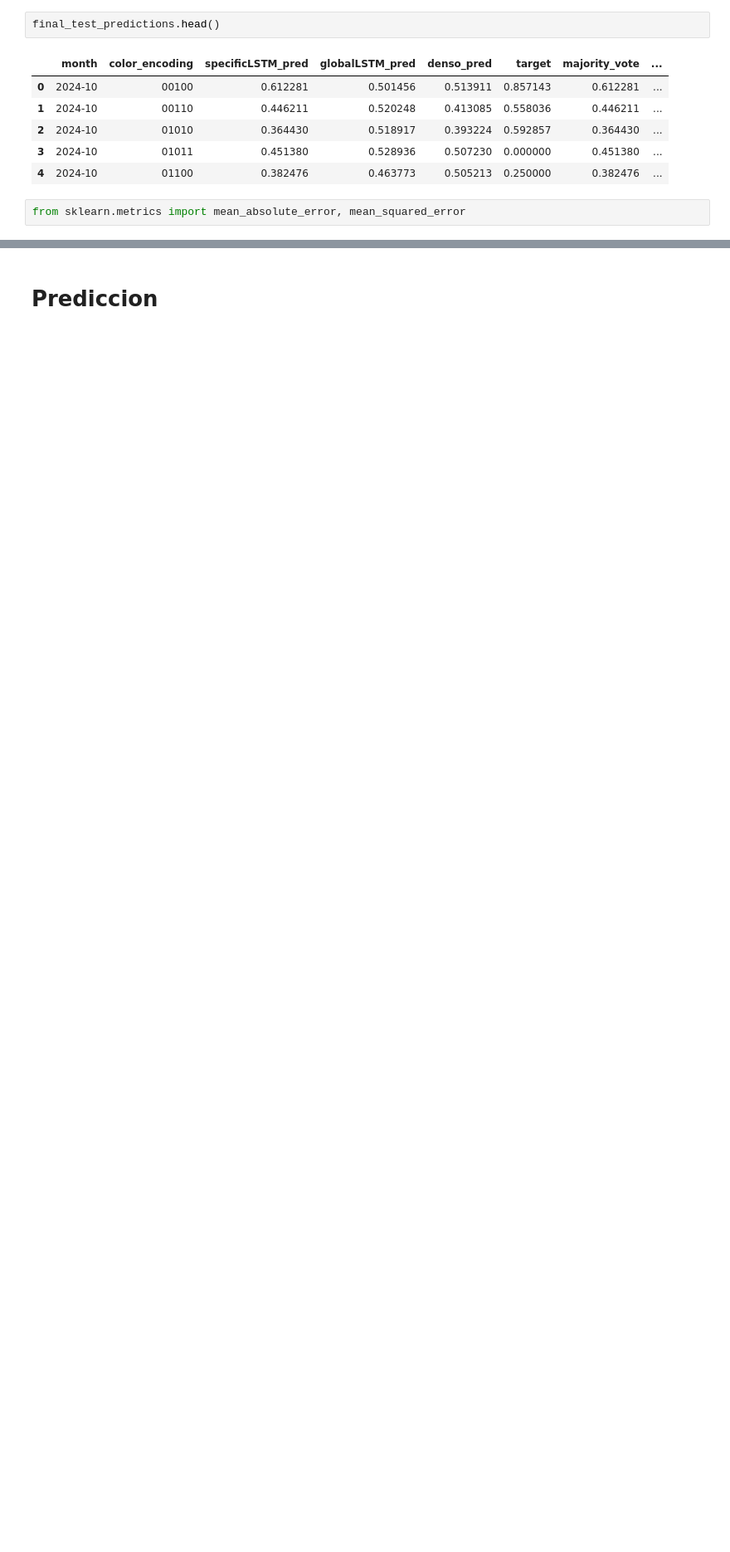
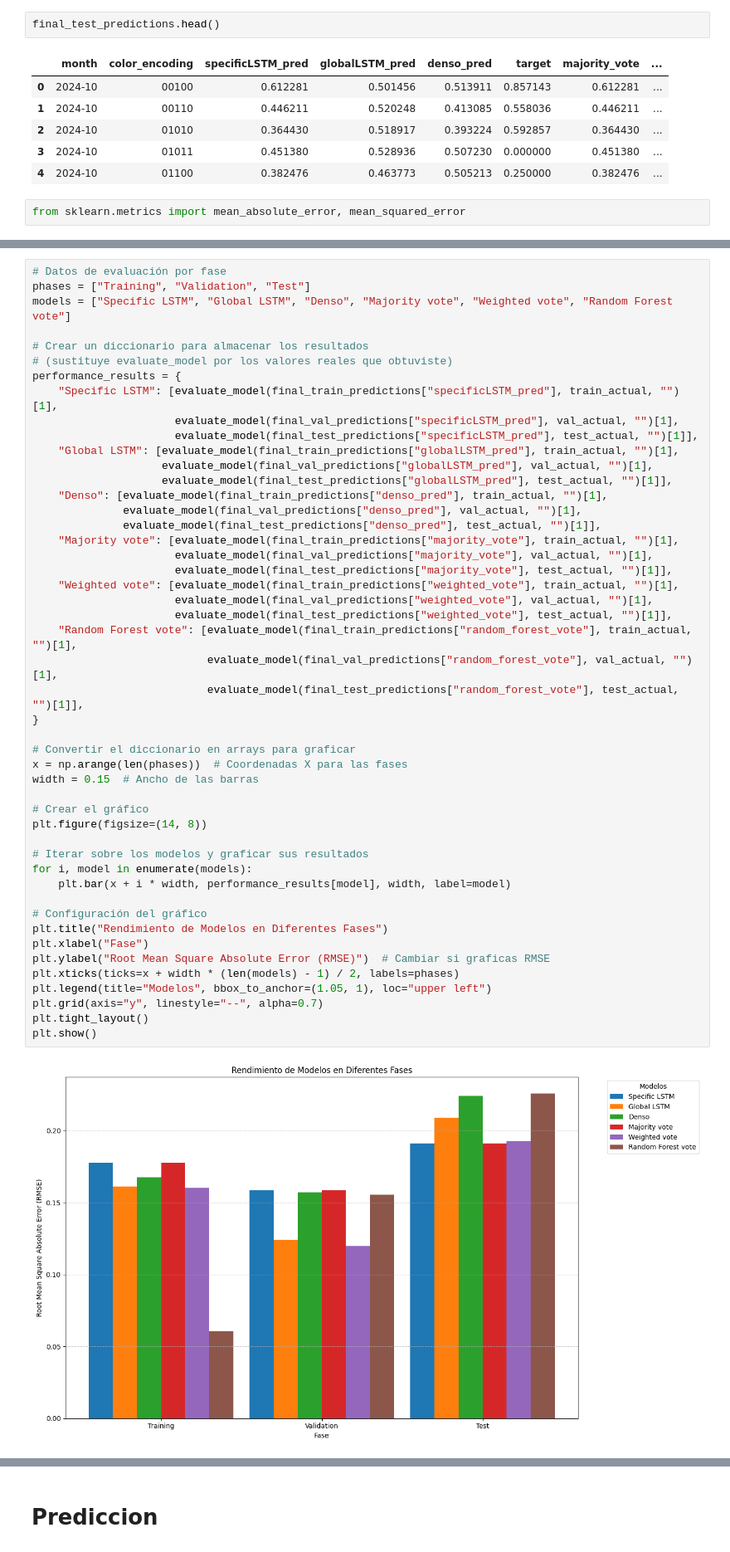
Before and after one commit to adrianfulla/MTG-Pioneer_LSTM, a Jupyter notebook: mtg-pioneer-lstm copy.ipynb, the cells around one changed output, grey strips where cells are left out. Shown at 83% size. Drawn from its saved outputs; the diff is of its cells as text; blank space fills up the shorter version.

```diff
--- a/mtg-pioneer-lstm copy.ipynb
+++ b/mtg-pioneer-lstm copy.ipynb
@@ -1490,0 +1495,50 @@ Random Forest Model Performance:
+# %%
+# Datos de evaluación por fase
+phases = ["Training", "Validation", "Test"]
+models = ["Specific LSTM", "Global LSTM", "Denso", "Majority vote", "Weighted vote", "Random Forest vote"]
+
+# Crear un diccionario para almacenar los resultados
+# (sustituye evaluate_model por los valores reales que obtuviste)
+performance_results = {
+    "Specific LSTM": [evaluate_model(final_train_predictions["specificLSTM_pred"], train_actual, "")[1],
+                      evaluate_model(final_val_predictions["specificLSTM_pred"], val_actual, "")[1],
+                      evaluate_model(final_test_predictions["specificLSTM_pred"], test_actual, "")[1]],
+    "Global LSTM": [evaluate_model(final_train_predictions["globalLSTM_pred"], train_actual, "")[1],
+                    evaluate_model(final_val_predictions["globalLSTM_pred"], val_actual, "")[1],
+                    evaluate_model(final_test_predictions["globalLSTM_pred"], test_actual, "")[1]],
+    "Denso": [evaluate_model(final_train_predictions["denso_pred"], train_actual, "")[1],
+              evaluate_model(final_val_predictions["denso_pred"], val_actual, "")[1],
+              evaluate_model(final_test_predictions["denso_pred"], test_actual, "")[1]],
+    "Majority vote": [evaluate_model(final_train_predictions["majority_vote"], train_actual, "")[1],
+                      evaluate_model(final_val_predictions["majority_vote"], val_actual, "")[1],
+                      evaluate_model(final_test_predictions["majority_vote"], test_actual, "")[1]],
+    "Weighted vote": [evaluate_model(final_train_predictions["weighted_vote"], train_actual, "")[1],
+                      evaluate_model(final_val_predictions["weighted_vote"], val_actual, "")[1],
+                      evaluate_model(final_test_predictions["weighted_vote"], test_actual, "")[1]],
+    "Random Forest vote": [evaluate_model(final_train_predictions["random_forest_vote"], train_actual, "")[1],
+                           evaluate_model(final_val_predictions["random_forest_vote"], val_actual, "")[1],
+                           evaluate_model(final_test_predictions["random_forest_vote"], test_actual, "")[1]],
+}
+
+# Convertir el diccionario en arrays para graficar
+x = np.arange(len(phases))  # Coordenadas X para las fases
+width = 0.15  # Ancho de las barras
+
+# Crear el gráfico
+plt.figure(figsize=(14, 8))
+
+# Iterar sobre los modelos y graficar sus resultados
+for i, model in enumerate(models):
+    plt.bar(x + i * width, performance_results[model], width, label=model)
+
+# Configuración del gráfico
+plt.title("Rendimiento de Modelos en Diferentes Fases")
+plt.xlabel("Fase")
+plt.ylabel("Root Mean Square Absolute Error (RMSE)")  # Cambiar si graficas RMSE
+plt.xticks(ticks=x + width * (len(models) - 1) / 2, labels=phases)
+plt.legend(title="Modelos", bbox_to_anchor=(1.05, 1), loc="upper left")
+plt.grid(axis="y", linestyle="--", alpha=0.7)
+plt.tight_layout()
+plt.show()
+# %% [output]
+[figure, added]
```
Also changed, not shown: parts of 8 cells of this notebook.
